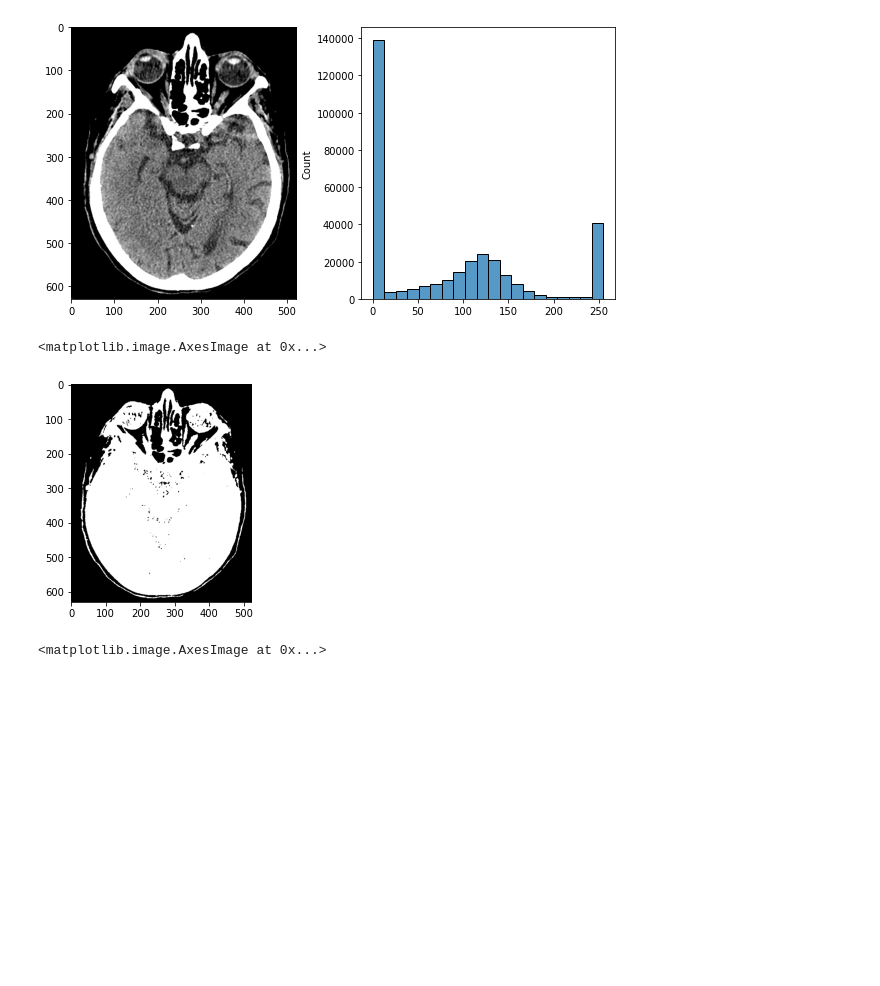
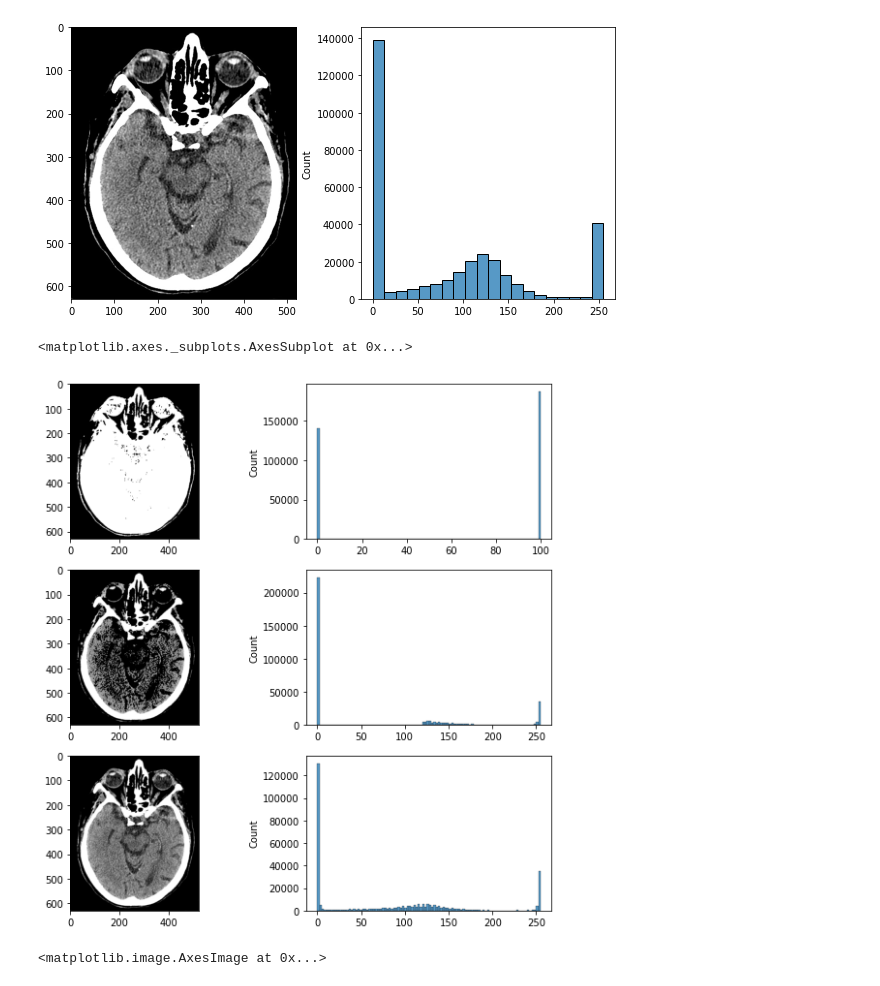
Before and after one commit to 44REAM/CEB-image_processing, a Jupyter notebook: image1.ipynb, the cells around one changed output. Drawn from its saved outputs; the diff is of its cells as text; code cells hidden in the pictures; blank space fills up the shorter version.

```diff
--- a/image1.ipynb
+++ b/image1.ipynb
@@ -39,13 +48,25 @@ sns.histplot(ct_image.ravel(), bins=20, ax = axes[1])
 # %% [output]
 <matplotlib.axes._subplots.AxesSubplot at 0x...>
 [figure]
-# %%
-# https://docs.opencv.org/4.x/d7/d1b/group__imgproc__misc.html#gaa9e58d2860d4afa658ef70a9b1115576
-ct_image_thres = cv2.threshold(ct_image, 20, 200, cv2.THRESH_BINARY)
-plt.imshow(ct_image_thres[1], cmap = 'gray')
-# %% [output]
-<matplotlib.image.AxesImage at 0x...>
-[figure, removed]
+# %%
+# https://docs.opencv.org/4.x/d7/d1b/group__imgproc__misc.html#gaa9e58d2860d4afa658ef70a9b1115576
+_, ct_image_thres_binary = cv2.threshold(ct_image, 20, 100, cv2.THRESH_BINARY)
+_, ct_image_thres_zero = cv2.threshold(ct_image, 120, None, cv2.THRESH_TOZERO)
+
+
+fig, axes = plt.subplots(3, 2, figsize = (10,10))
+
+axes[0][0].imshow(ct_image_thres_binary, cmap = 'gray')
+sns.histplot(ct_image_thres_binary.ravel(), bins=100, ax = axes[0][1])
+
+axes[1][0].imshow(ct_image_thres_zero, cmap = 'gray')
+sns.histplot(ct_image_thres_zero.ravel(), bins=100, ax = axes[1][1])
+
+axes[2][0].imshow(ct_image, cmap = 'gray')
+sns.histplot(ct_image.ravel(), bins=100, ax = axes[2][1])
+# %% [output]
+<matplotlib.axes._subplots.AxesSubplot at 0x...>
+[figure, added]
 # %%
 fig, axes = plt.subplots(1, 2, figsize = (10,5))
 
```
Also changed, not shown: parts of 2 cells of this notebook.
